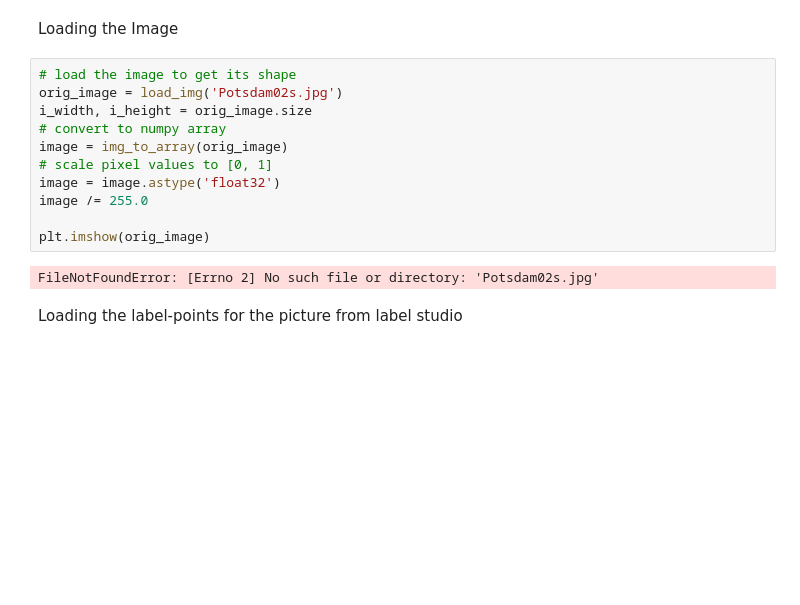
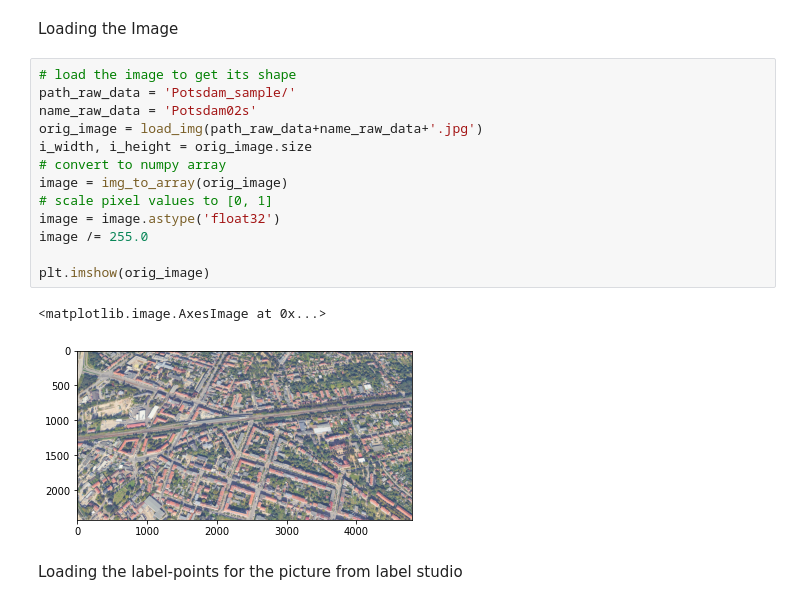
Before and after one commit to LuiseStrathe/urbaneagle_visionai, a Jupyter notebook: notebooks/Base_Model_01.ipynb, the cells around one changed output. Cells and saved outputs as stored; diff of their text form; blank space fills up the shorter version.

```diff
--- a/notebooks/Base_Model_01.ipynb
+++ b/notebooks/Base_Model_01.ipynb
@@ -24,16 +24,19 @@ from keras.utils import img_to_array
 Loading the Image
 # %%
 # load the image to get its shape
-orig_image = load_img('Potsdam02s.jpg')
+path_raw_data = 'Potsdam_sample/'
+name_raw_data = 'Potsdam02s'
+orig_image = load_img(path_raw_data+name_raw_data+'.jpg')
 i_width, i_height = orig_image.size
 # convert to numpy array
 image = img_to_array(orig_image)
 # scale pixel values to [0, 1]
 image = image.astype('float32')
 image /= 255.0
 
 plt.imshow(orig_image)
 # %% [output]
-FileNotFoundError: [Errno 2] No such file or directory: 'Potsdam02s.jpg'
+<matplotlib.image.AxesImage at 0x...>
+[figure, added]
 # %% [markdown]
 Loading the label-points for the picture from label studio
```
Also changed, not shown: parts of 2 cells of this notebook, 3 other files.
